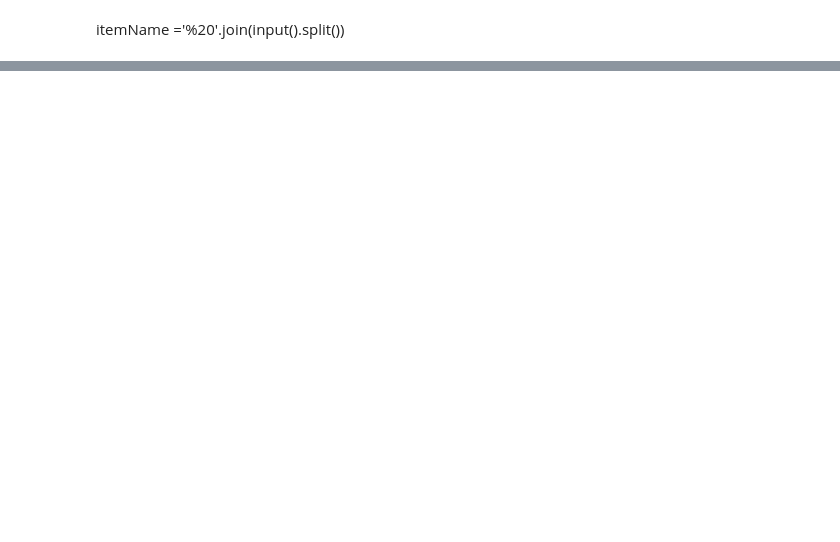
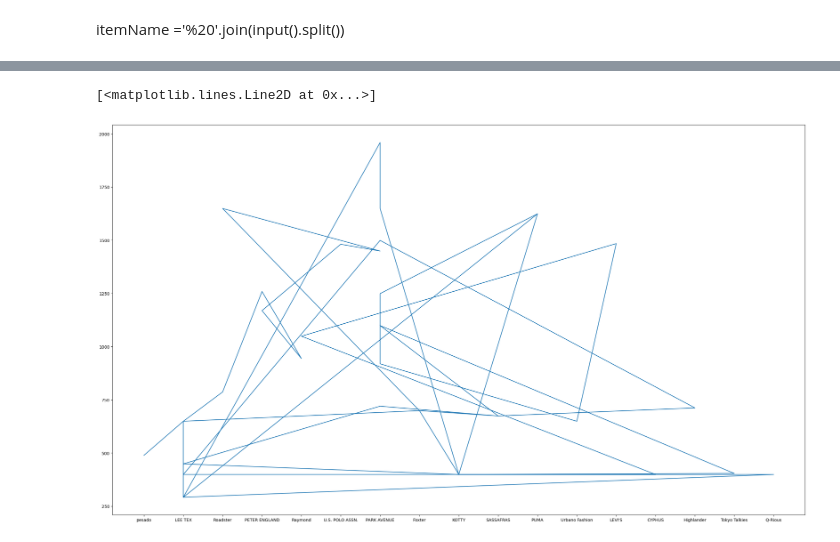
Before and after one commit to JoJosuk/Web-scraping-Project, a Jupyter notebook: flipkart.ipynb, the cells around one changed output, grey strips where cells are left out. Saved outputs shown, nothing was run; the diff lists cells and outputs as text; code cells hidden in the pictures; blank space fills up the shorter version.

```diff
--- a/flipkart.ipynb
+++ b/flipkart.ipynb
@@ -7,7 +9,7 @@ import pandas as pd
 cardClass = '_1xHGtK'
 nameCard='_2WkVRV'
 descriptionClass='IRpwTa'
-priceClass="_30jeq"
+priceClass="_30jeq3"
 imageClass='CXW8mj'
 # %% [markdown]
 itemName ='%20'.join(input().split())
@@ -18,10 +22,14 @@ itemName='%20'.join(itemName.split())
 itemPage=requests.get(f'https://www.flipkart.com/search?q={itemName}').content
 idk = BeautifulSoup(itemPage,'html.parser')
 # %%
+
 def setlist(item,nameCard):
     name=item.find('div',class_=nameCard).text
     dis=item.find('a',class_=descriptionClass)['title']
-    return [name,dis ]
+    price=item.find('div',class_=priceClass).text[1:]
+    price=''.join(price.split(','))
+    keyWords.extend(dis.split())
+    return [name,dis,int(price)]
 # %%
 file=open('temp.txt','w')
 # %%
@@ -36,0 +63,6 @@ a.to_excel('data.xlsx')
+# %%
+fig, ax = plt.subplots(figsize=(30, 17))
+plt.plot(list(table.iloc[:,0]),list(table.iloc[:,2]))
+# %% [output]
+[<matplotlib.lines.Line2D at 0x...>]
+[figure, added]
```
Also changed, not shown: parts of 7 cells of this notebook, 1 other file.
